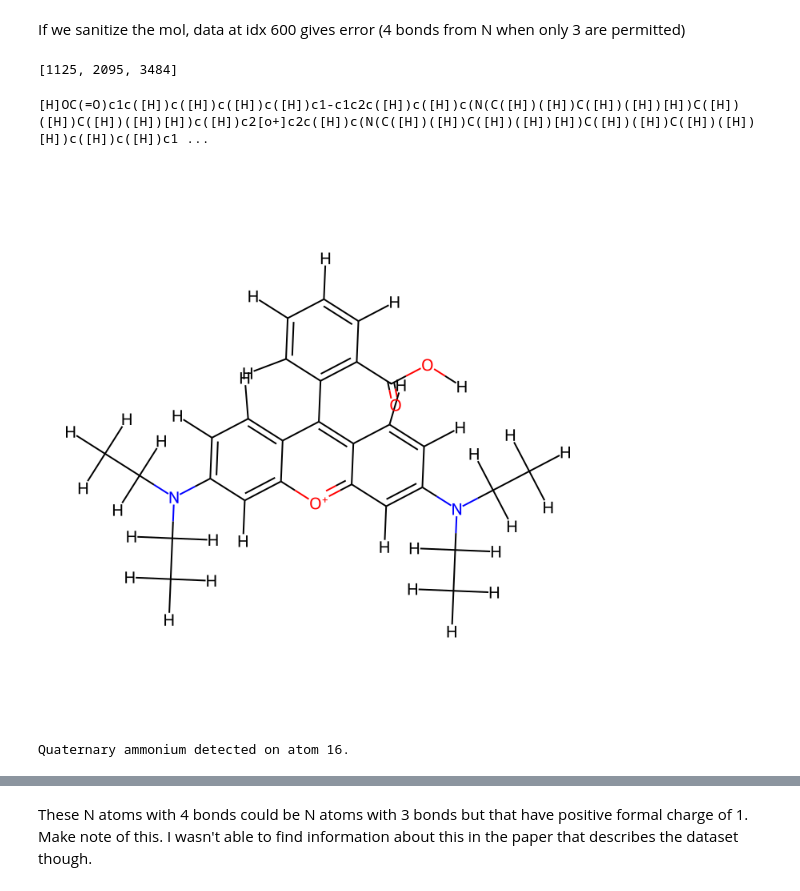
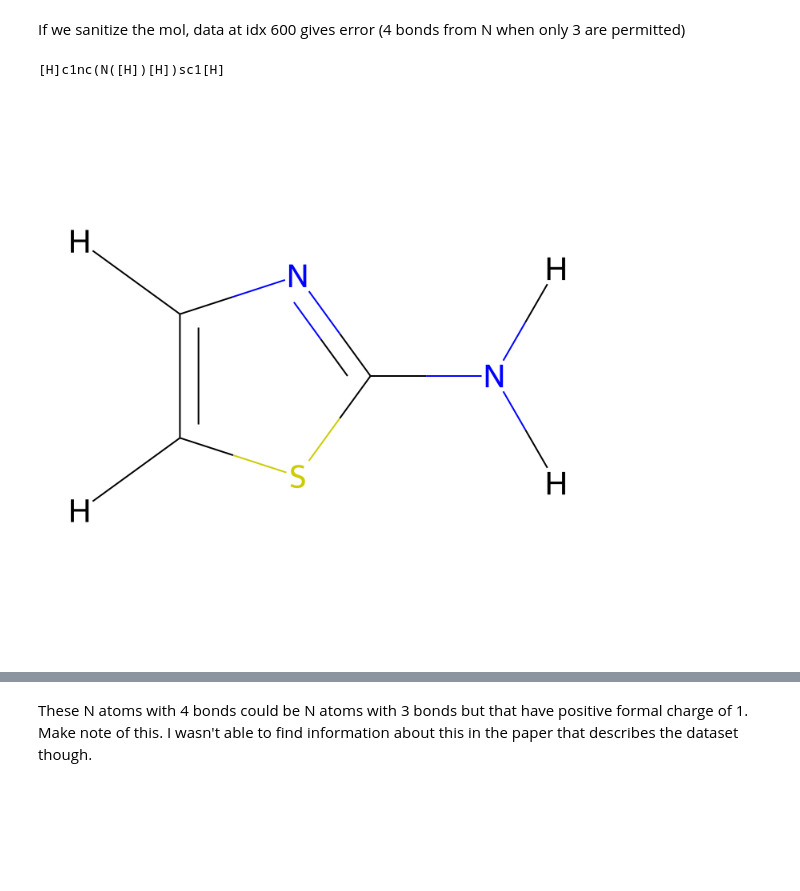
Before and after one commit to vladnotandrei/vip-interpretable-graph-classification, a Jupyter notebook: experiments/rdkit_queries.ipynb, the cells around one changed output, grey strips where cells are left out. Cells and saved outputs as stored; diff of their text form; code cells hidden in the pictures; blank space fills up the shorter version.

```diff
--- a/experiments/rdkit_queries.ipynb
+++ b/experiments/rdkit_queries.ipynb
@@ -93,7 +94,3 @@ def nx_to_rdkit(G):
     return mol
 # %% [markdown]
 If we sanitize the mol, data at idx 600 gives error (4 bonds from N when only 3 are permitted)
-# %%
-problematic
-# %% [output]
-[1125, 2095, 3484]
@@ -100,16 +99,14 @@ problematic
 # %%
-G = dataset_nx[3484]
+G = dataset_nx[1006]
 mol = nx_to_rdkit(G)
 print(Chem.MolToSmiles(mol))
 img = Draw.MolToImage(mol, size=(700,700))
 img
 # %% [output]
-[H]OC(=O)c1c([H])c([H])c([H])c([H])c1-c1c2c([H])c([H])c(N(C([H])([H])C([H])([H])[H])C([H])([H])C([H])([H])[H])c([H])c2[o+]c2c([H])c(N(C([H])([H])C([H])([H])[H])C([H])([H])C([H])([H])[H])c([H])c([H])c1 ...
+[H]c1nc(N([H])[H])sc1[H]
-[figure, old version]
+[figure, new version]
 # %%
 for atom in mol.GetAtoms():
     if atom.GetSymbol() == 'O' and atom.GetFormalCharge() == 1:
         print(f"Quaternary ammonium detected on atom {atom.GetIdx()}.")
-# %% [output]
-Quaternary ammonium detected on atom 16.
 # %%
```
Also changed, not shown: parts of 20 cells of this notebook.
